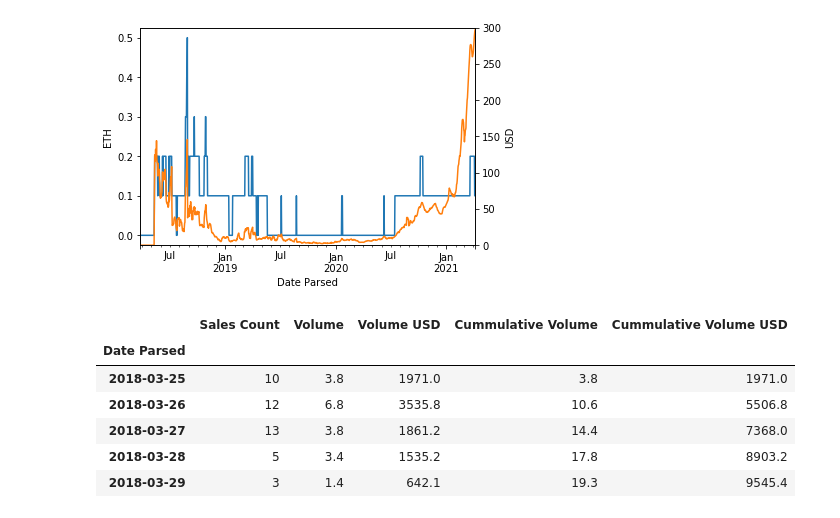
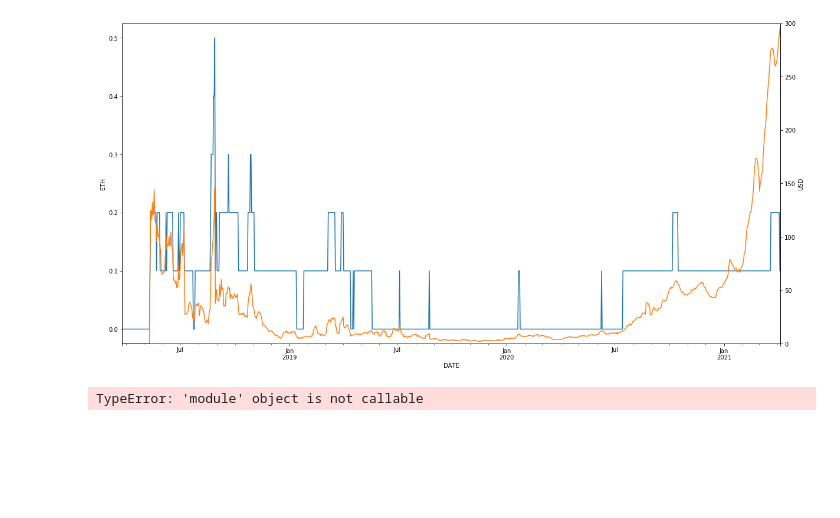
Before and after one commit to Hash3rown/nfty_tree.io, a Jupyter notebook: sandbox/Tas_axie_data.ipynb, the cells around one changed output. Drawn from its saved outputs; the diff is of its cells as text; code cells hidden in the pictures; blank space fills up the shorter version.

Commit message:
further work on axie

```diff
--- a/sandbox/Tas_axie_data.ipynb
+++ b/sandbox/Tas_axie_data.ipynb
@@ -56,16 +146,14 @@ axieAverage_df.tail()
 # %%
 #Average axie price in ETH and USD - shows that the price is consistant in ETH but tends to ignore the USD value
 
-ax = axieAverage_df['Normal'].plot()
-ax2 = axieAverage_df['Normal USD'].plot(secondary_y=True)
+ax = axieAverage_df['Normal'].plot(figsize=[20,10])
+ax2 = axieAverage_df['Normal USD'].plot(secondary_y=True, figsize=[20,10])
 ax2.set_ylim(0, 300)
 ax2.set_ylabel("USD")
 ax.set_ylabel("ETH")
-fig = ax.get_figure()
-fig.savefig('test.png')
-#a = axieAverage_df["Normal"].hvplot(yaxis='right')
-#b = axieAverage_df["Normal USD"].hvplot(yaxis='left')
-#a*b
-#b*a
+ax.set_xlabel("DATE")
+
+ax_av_fig = ax.get_figure()
+ax_av_fig.savefig('AxieAverage price.png')
 # %% [output]
-[figure, old version]
+[figure, new version]
@@ -72,19 +193,10 @@ fig.savefig('test.png')
+# %%
+fig7 = go.scatter(axieAverage_df)
+# %% [output]
+TypeError: 'module' object is not callable
 # %%
 #PLOTS
 
 #total_volume_df.hvplot(xlabel = "Date", legend = True, title = "Total sales volume", frame_width = (600), frame_height = 400, )
 
 # axie_holders_df.hvplot(xlabel = "Date", legend = True, title = "Holders of Axies (Unique Adresses)")
-# %%
-#Axie only volume
-axie_volume_df = pd.read_csv("../Resources/Axie_csv/axieVolume.csv", delimiter = ';', index_col = 'Date Parsed', parse_dates=True).round(1)
-axie_volume_df = axie_volume_df.drop(["Date Raw"], axis = 1)
-axie_volume_df.head()
-# %% [output]
-|  | Sales Count | Volume | Volume USD | Cummulative Volume | Cummulative Volume USD |
-| Date Parsed |  |  |  |  |  |
-| 2018-03-25 | 10 | 3.8 | 1971.0 | 3.8 | 1971.0 |
-| 2018-03-26 | 12 | 6.8 | 3535.8 | 10.6 | 5506.8 |
-| 2018-03-27 | 13 | 3.8 | 1861.2 | 14.4 | 7368.0 |
-| 2018-03-28 | 5 | 3.4 | 1535.2 | 17.8 | 8903.2 |
-| 2018-03-29 | 3 | 1.4 | 642.1 | 19.3 | 9545.4 |
```
Also changed, not shown: parts of 23 cells of this notebook, 3 other files.
